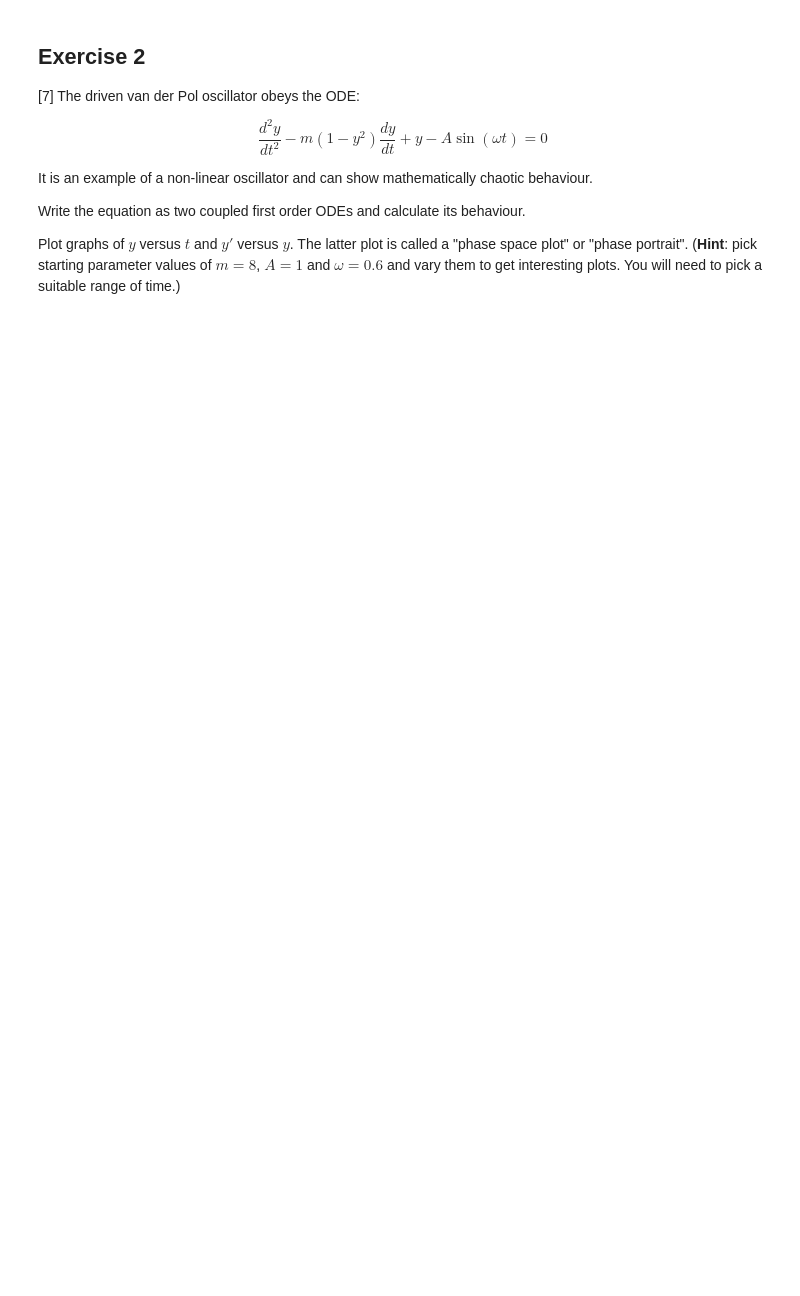
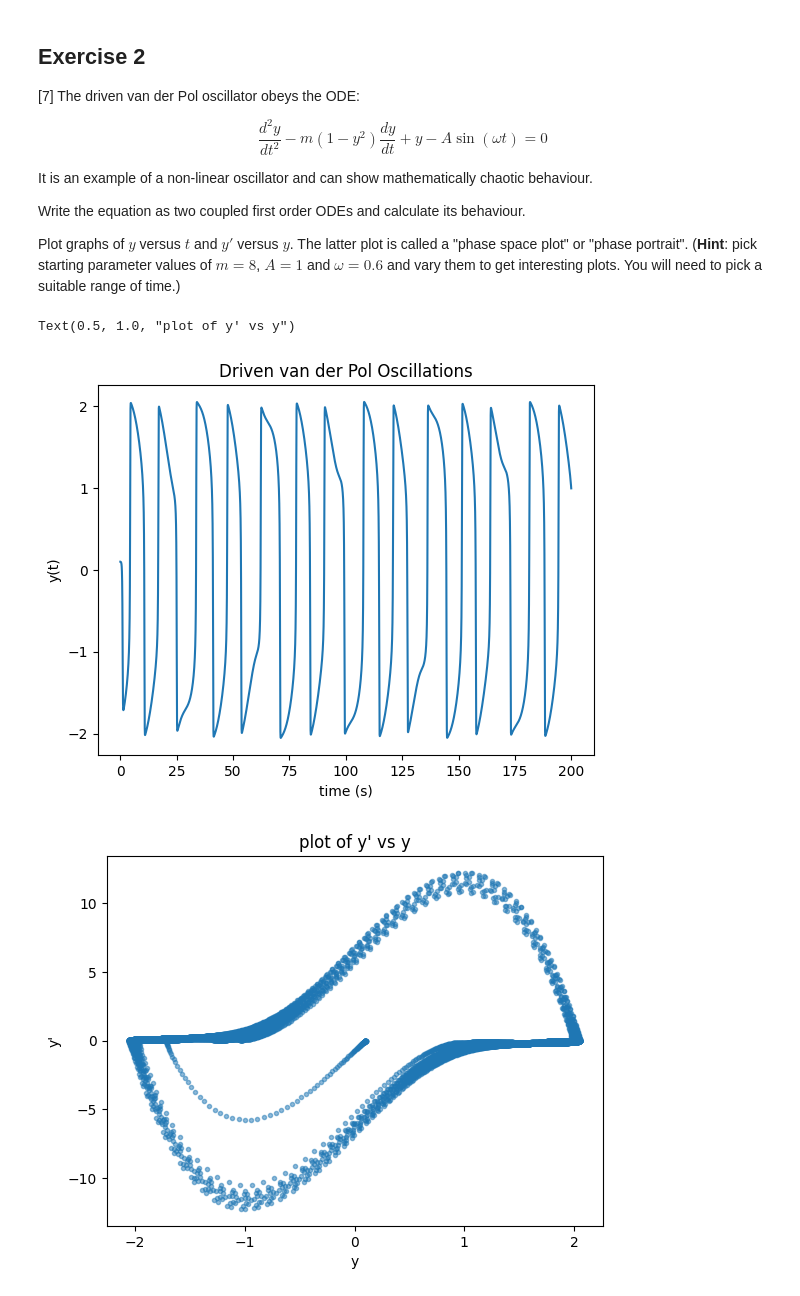
Before and after one commit to PX2145-2025/week-8-b-lloydCallum, a Jupyter notebook: ODEs.ipynb, the cells around one changed output. Drawn from its saved outputs; the diff is of its cells as text; code cells hidden in the pictures; blank space fills up the shorter version.

```diff
--- a/ODEs.ipynb
+++ b/ODEs.ipynb
@@ -342,3 +408,44 @@ Write the equation as two coupled first order ODEs and calculate its behaviour.
 
 Plot graphs of $y$ versus $t$ and $y'$ versus $y$. The latter plot is called a "phase space plot" or "phase portrait".
 (**Hint**: pick starting parameter values of $m = 8$, $A = 1$ and $\omega = 0.6$ and vary them to get interesting plots. You will need to pick a suitable range of time.)
+# %%
+npts = 20000
+tmax = 200
+t = np.linspace(0,tmax,npts)
+
+#driven van der pol function:
+def van_der_pol(y,t,m,A,omega):  #y[0]= position  and y[1] = y' = velocity
+  dydt = y[1]
+  dy2dt = m*(1 - y[0]**2) * y[1] - y[0] + A*np.sin(omega * t)
+  return(dydt,dy2dt)
+
+#setting the paramaters
+m = 8
+A = 1
+omega = 0.6
+
+#initioal y values
+yinit = [0.1,0.0]
+#solving the ODE
+solve = odeint(van_der_pol, yinit, t, args=(m, A, omega))
+
+y = solve[:,0]
+y_dash = solve[:,1]
+
+#plotting y vs t:
+plt.figure()
+plt.plot(t, y)
+plt.xlabel("time (s)")
+plt.ylabel("y(t)")
+plt.title("Driven van der Pol Oscillations")
+
+#plotting y' vs y
+plt.figure()
+plt.plot(y, y_dash,'.',alpha=0.5)
+plt.xlabel("y")
+plt.ylabel("y'")
+plt.title("plot of y' vs y")
+# %% [output]
+Text(0.5, 1.0, "plot of y' vs y")
+[figure, added]
+[figure, added]
```
Also changed, not shown: parts of 2 cells of this notebook.
